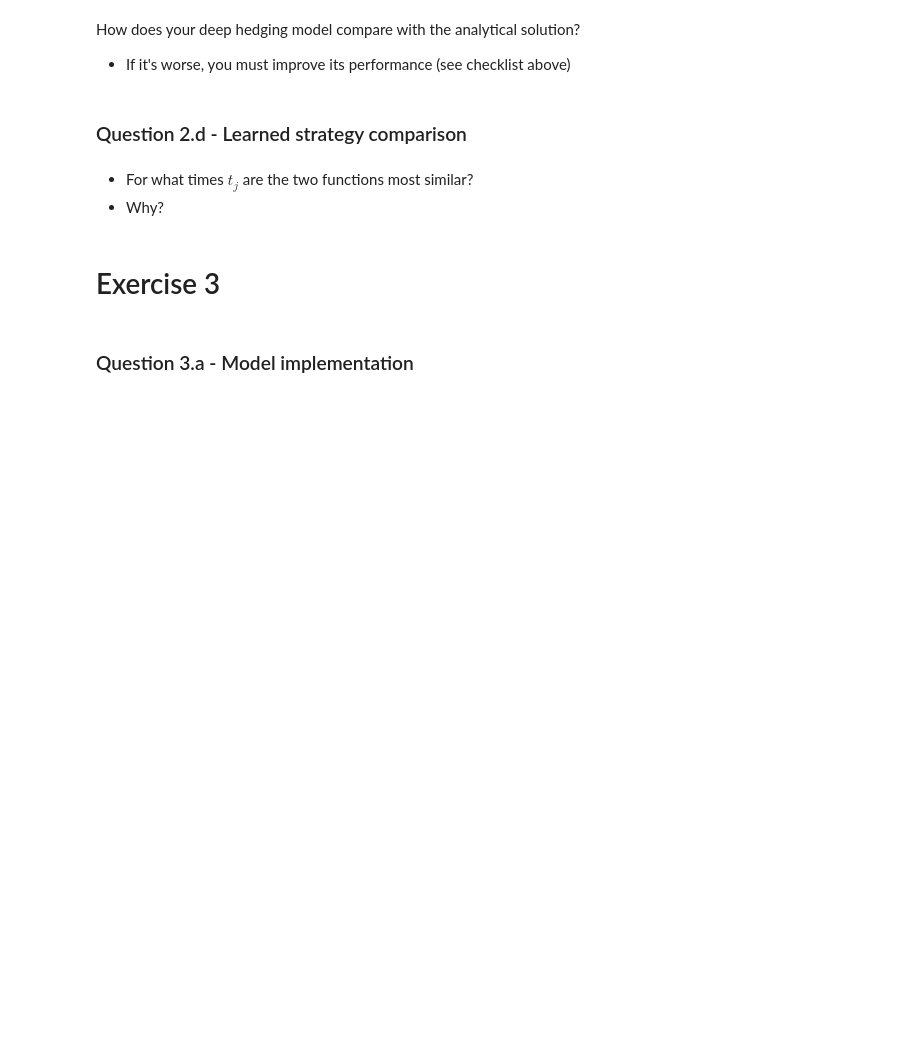
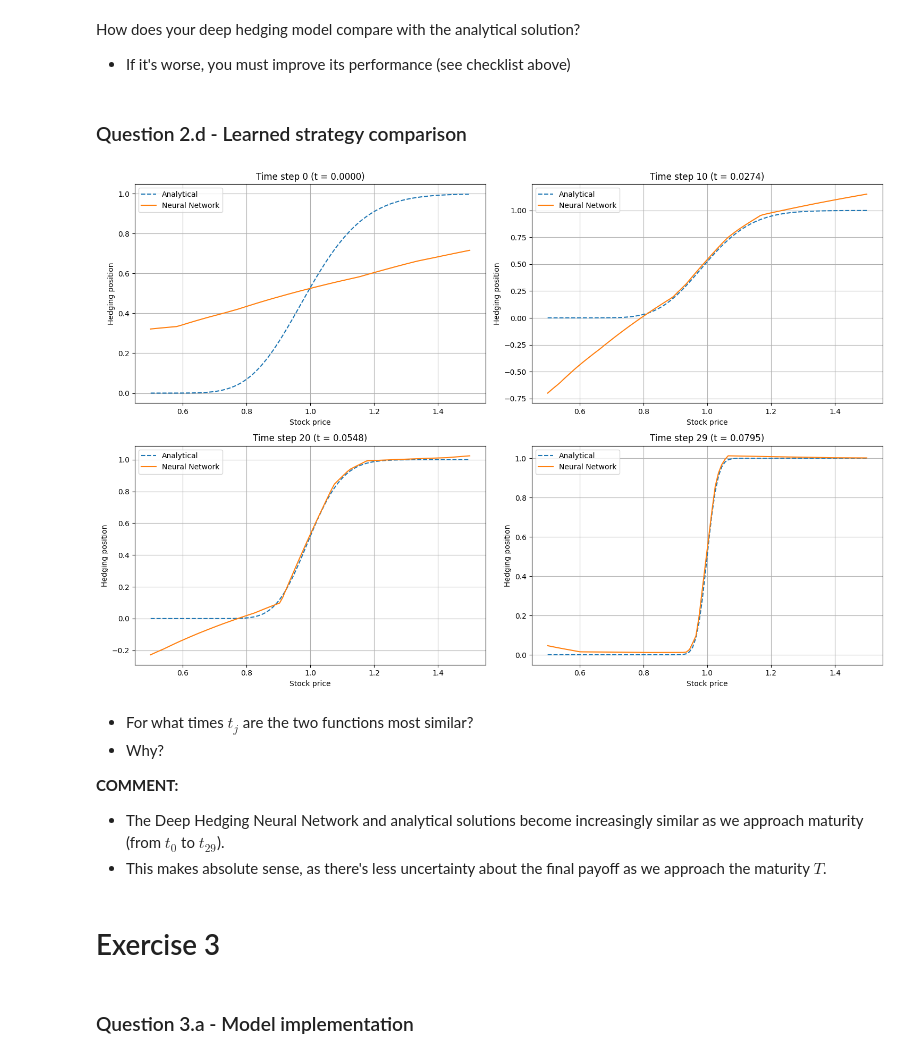
Before and after one commit to RamonKaspar/ML-in-Finance-and-Insurance, a Jupyter notebook: 03_Deep-Hedging/main.ipynb, the cells around one changed output. Cells and saved outputs as stored; diff of their text form; code cells hidden in the pictures; blank space fills up the shorter version.

```diff
--- a/03_Deep-Hedging/main.ipynb
+++ b/03_Deep-Hedging/main.ipynb
@@ -421,9 +484,45 @@ How does your deep hedging model compare with the analytical solution?
 ### Question 2.d - Learned strategy comparison
 # %%
 # Plot both the neural network strategies and the analytical hedging strategies
+
+times_to_compare = [0, 10, 20, 29]
+s_range = np.linspace(0.5, 1.5, 100)
+
+plt.figure(figsize=(15, 10))
+
+for idx, j in enumerate(times_to_compare):
+    t_j = j * T/N   # Time at step j
+
+    # Compute analytical solution
+    H_analytical = [analytical_solution(s, K=1, T=T, t=t_j, r=r, sigma=sigma) for s in s_range]
+
+    # Compute neural network solution
+    model.eval()
+    with torch.no_grad():
+        log_s = torch.tensor(np.log(s_range), dtype=torch.float32).unsqueeze(1).to(device)
+        H_neural = model.hedging_networks[j](log_s).detach().numpy()
+
+    plt.subplot(2, 2, idx+1)
+    plt.plot(s_range, H_analytical, label='Analytical', linestyle='--')
+    plt.plot(s_range, H_neural, label='Neural Network')
+    plt.title(f'Time step {j} (t = {t_j:.4f})')
+    plt.xlabel('Stock price')
+    plt.ylabel('Hedging position')
+    plt.legend()
+    plt.grid(True)
+
+plt.tight_layout()
+plt.savefig('plots/comparison_strategies_deep_vs_analytical.pdf')
+plt.show()
+# %% [output]
+[figure, added]
 # %% [markdown]
 - For what times $t_j$ are the two functions most similar?
 - Why?
+
+**COMMENT:**
+- The Deep Hedging Neural Network and analytical solutions become increasingly similar as we approach maturity (from $t_0$ to $t_29$).
+- This makes absolute sense, as there's less uncertainty about the final payoff as we approach the maturity $T$.
 # %% [markdown]
 # Exercise 3
 # %% [markdown]
```
Also changed, not shown: parts of 8 cells of this notebook, 5 other files.
